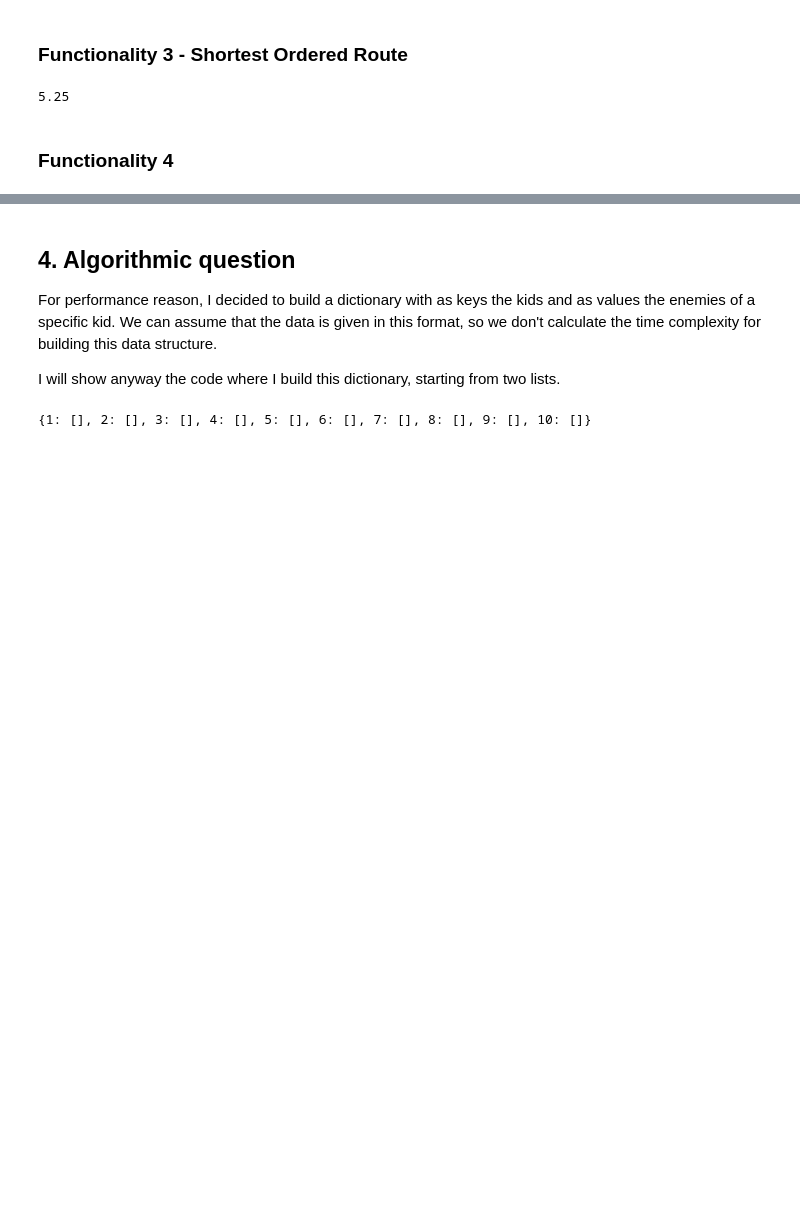
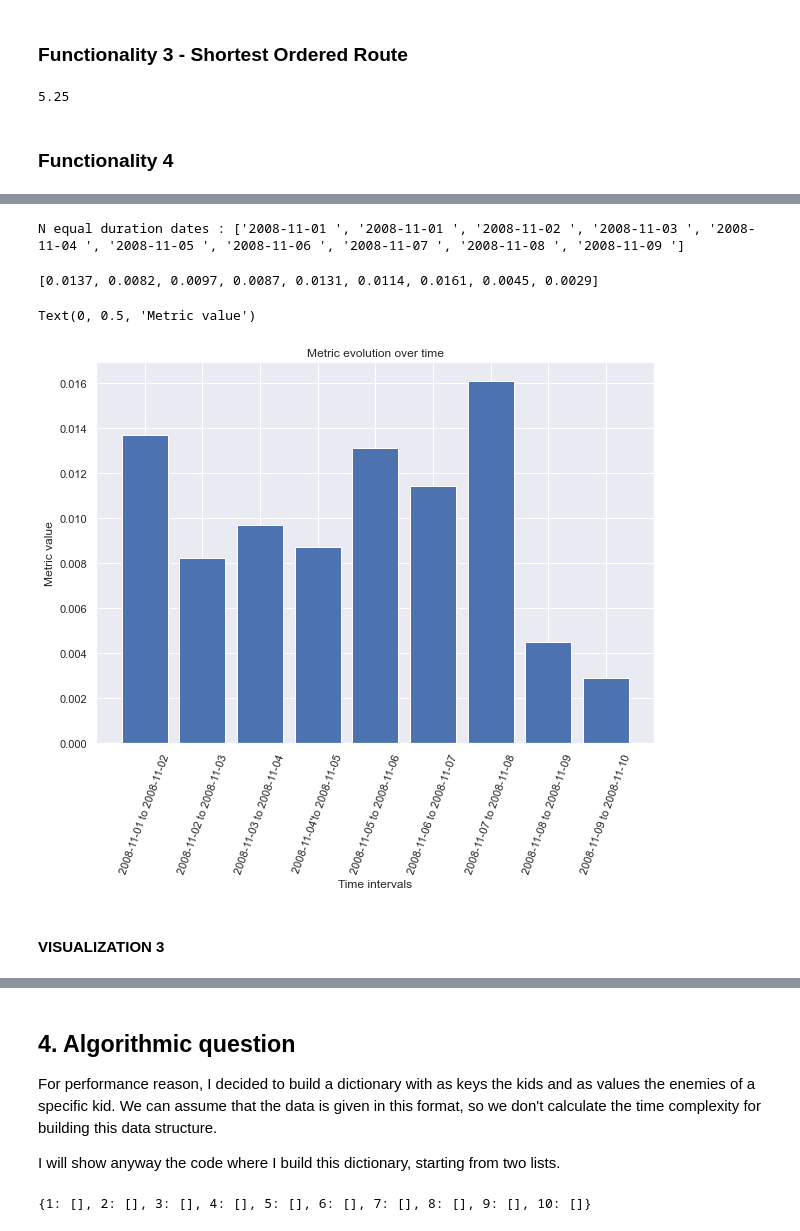
Before and after one commit to AndreiCaraman/ADM-HW5, a Jupyter notebook: main.ipynb, the cells around one changed output, grey strips where cells are left out. Drawn from its saved outputs; the diff is of its cells as text; code cells hidden in the pictures; blank space fills up the shorter version.

```diff
--- a/main.ipynb
+++ b/main.ipynb
@@ -777,0 +914,41 @@ F4_DisconnectingGraphs(("2008-11-01 00:00","2008-11-02 00:00"), ("2008-11-02 00:
+# %%
+times = intervals('2008-11-01', '2008-11-10', 10)
+# %% [output]
+N equal duration dates : ['2008-11-01 ', '2008-11-01 ', '2008-11-02 ', '2008-11-03 ', '2008-11-04 ', '2008-11-05 ', '2008-11-06 ', '2008-11-07 ', '2008-11-08 ', '2008-11-09 ']
+# %%
+def metric_time(node, time_intervals, metric):
+
+    metric_over_time=[]
+
+    for i in time_intervals:
+        risultato=F2_BestUser(node, i, metric)
+        metric_over_time.append(risultato)
+
+    return metric_over_time
+# %%
+node='22656'
+metric = 4
+time_intervals = [("2008-11-01","2008-11-02" ), ('2008-11-02', '2008-11-03'),('2008-11-03','2008-11-04'),
+                  ('2008-11-04','2008-11-05'), ('2008-11-05','2008-11-06'), ('2008-11-06','2008-11-07'),
+                 ('2008-11-07','2008-11-08'), ('2008-11-08','2008-11-09'), ('2008-11-09','2008-11-10')]
+# %%
+time = ["2008-11-01 to 2008-11-02", '2008-11-02 to 2008-11-03','2008-11-03 to 2008-11-04',
+       "2008-11-04'to 2008-11-05", '2008-11-05 to 2008-11-06', '2008-11-06 to 2008-11-07',
+       '2008-11-07 to 2008-11-08', '2008-11-08 to 2008-11-09', '2008-11-09 to 2008-11-10']
+# %%
+metrics_list = metric_time(node, time_intervals, metric)
+metrics_list
+# %% [output]
+[0.0137, 0.0082, 0.0097, 0.0087, 0.0131, 0.0114, 0.0161, 0.0045, 0.0029]
+# %%
+plt.figure(figsize=(10,7))
+plt.bar(time, metrics_list)
+plt.xticks(rotation=70)
+plt.title('Metric evolution over time')
+plt.xlabel('Time intervals')
+plt.ylabel('Metric value')
+# %% [output]
+Text(0, 0.5, 'Metric value')
+[figure, added]
+# %% [markdown]
+#### VISUALIZATION 3
```
Also changed, not shown: parts of 24 cells of this notebook.
